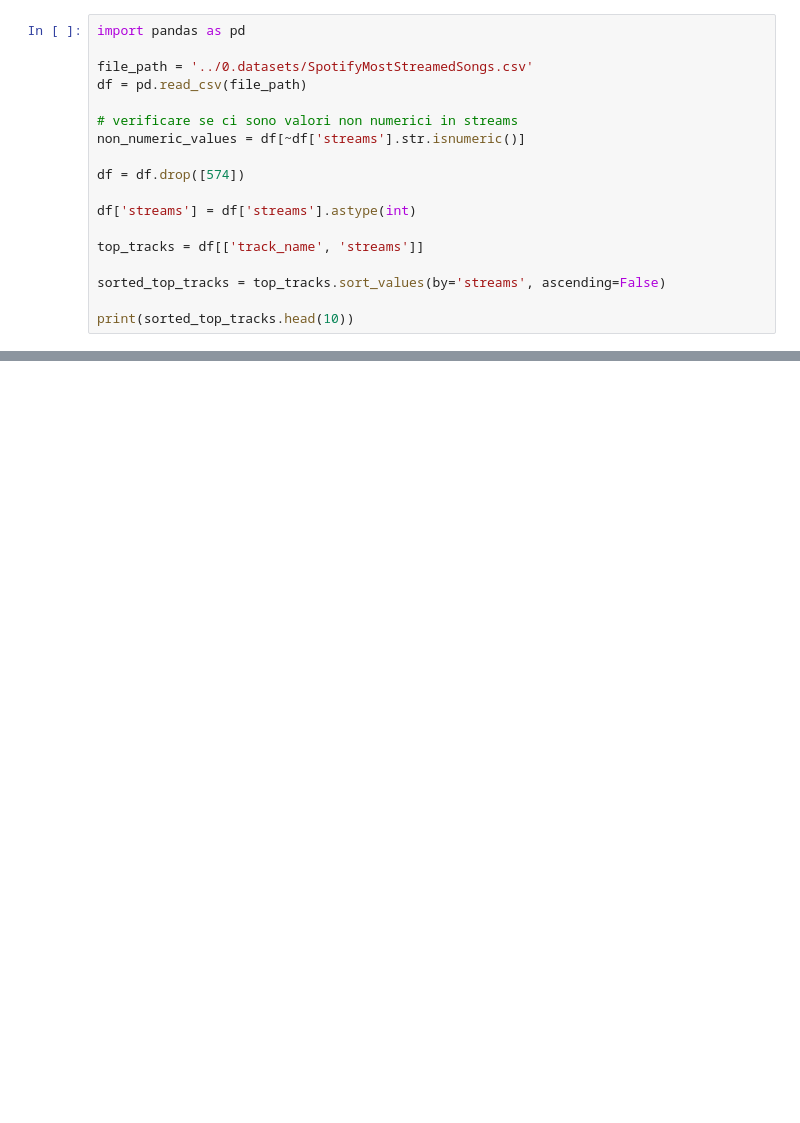
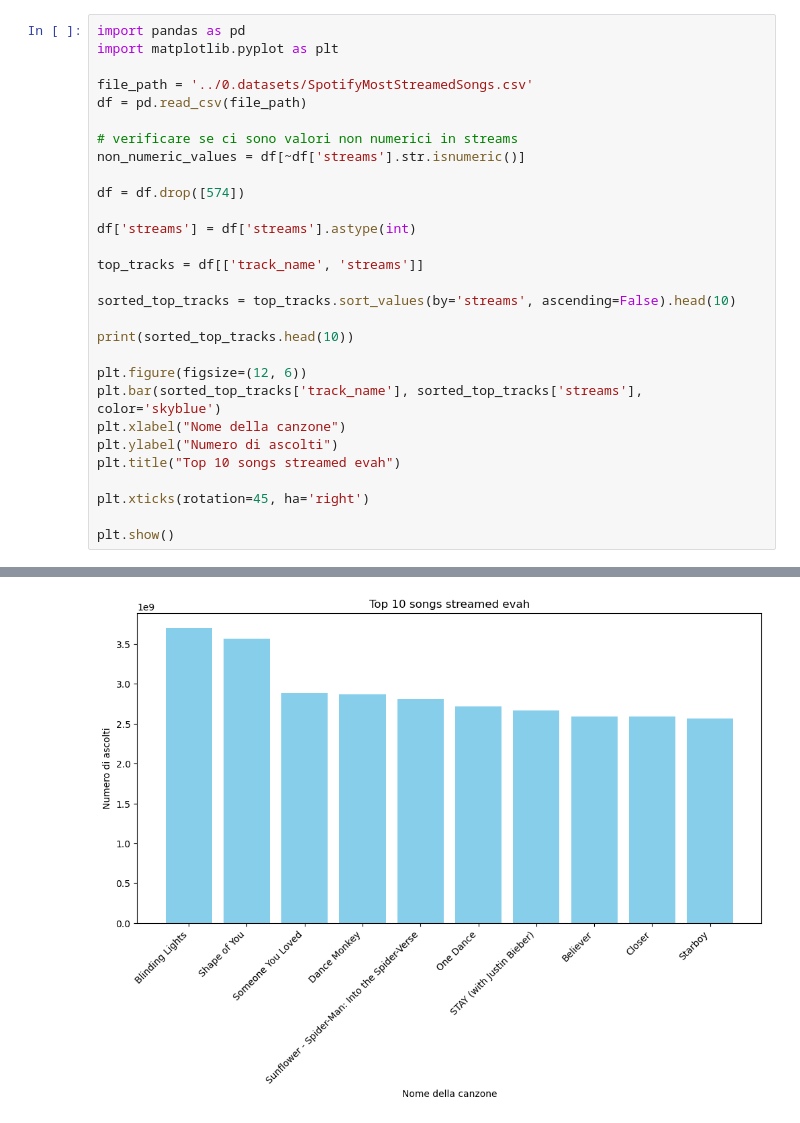
Before and after one commit to LucaRanieri96/PandasExercise, a Jupyter notebook: 5.0plots/plots.ipynb, the cells around one changed output, grey strips where cells are left out. Cells and saved outputs as stored; diff of their text form; blank space fills up the shorter version.

Commit message:
add plots spotify songs

```diff
--- a/5.0plots/plots.ipynb
+++ b/5.0plots/plots.ipynb
@@ -1,30 +1,42 @@
 # %%
 import pandas as pd
+import matplotlib.pyplot as plt
 
 file_path = '../0.datasets/SpotifyMostStreamedSongs.csv'
 df = pd.read_csv(file_path)
 
 # verificare se ci sono valori non numerici in streams
 non_numeric_values = df[~df['streams'].str.isnumeric()]
 
 df = df.drop([574])
 
 df['streams'] = df['streams'].astype(int)
 
 top_tracks = df[['track_name', 'streams']]
 
-sorted_top_tracks = top_tracks.sort_values(by='streams', ascending=False)
+sorted_top_tracks = top_tracks.sort_values(by='streams', ascending=False).head(10)
 
 print(sorted_top_tracks.head(10))
+
+plt.figure(figsize=(12, 6))
+plt.bar(sorted_top_tracks['track_name'], sorted_top_tracks['streams'], color='skyblue')
+plt.xlabel("Nome della canzone")
+plt.ylabel("Numero di ascolti")
+plt.title("Top 10 songs streamed evah")
+
+plt.xticks(rotation=45, ha='right')
+
+plt.show()
 # %% [output]
                                         track_name     streams
 55                                 Blinding Lights  3703895074
 179                                   Shape of You  3562543890
 86                               Someone You Loved  2887241814
 620                                   Dance Monkey  2864791672
 41   Sunflower - Spider-Man: Into the Spider-Verse  2808096550
 162                                      One Dance  2713922350
 84                       STAY (with Justin Bieber)  2665343922
 140                                       Believer  2594040133
 725                                         Closer  2591224264
 48                                         Starboy  2565529693
+[figure, added]
```
Also changed, not shown: parts of 2 cells of this notebook.
